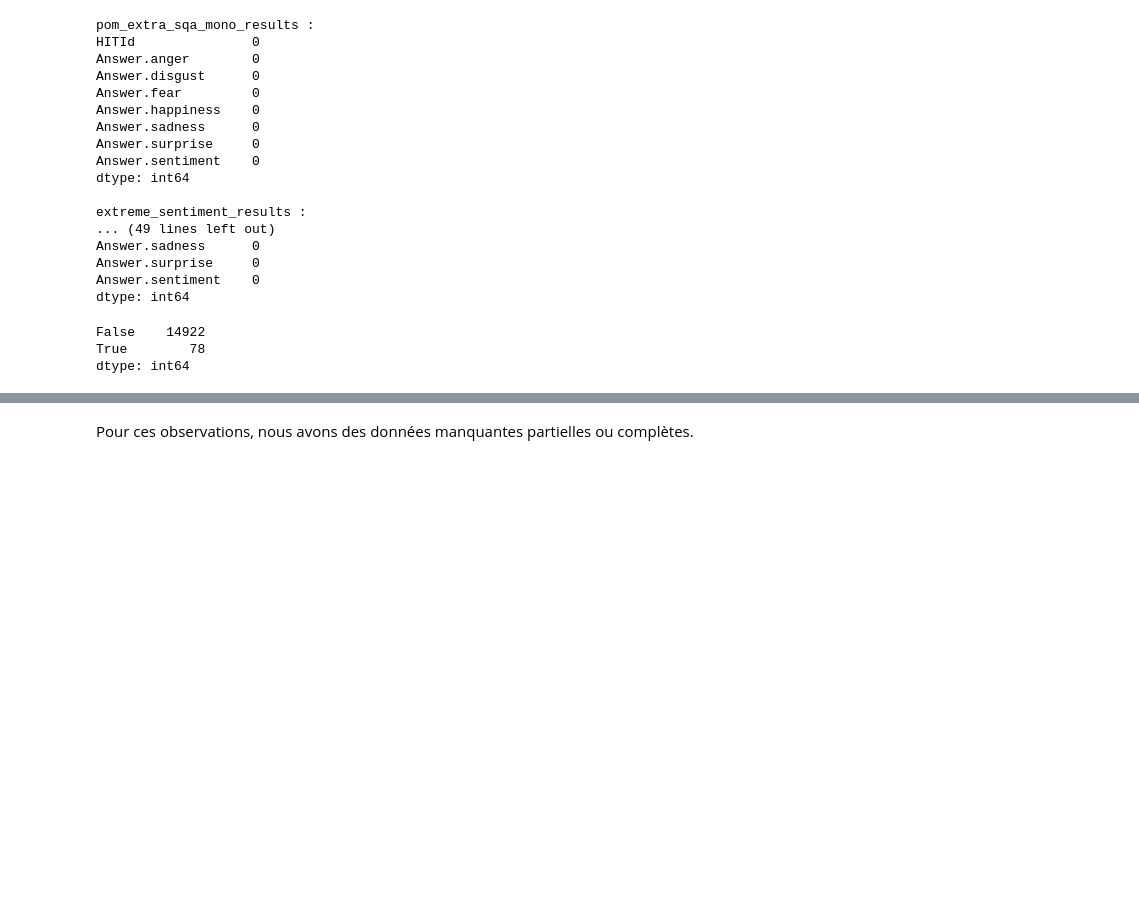
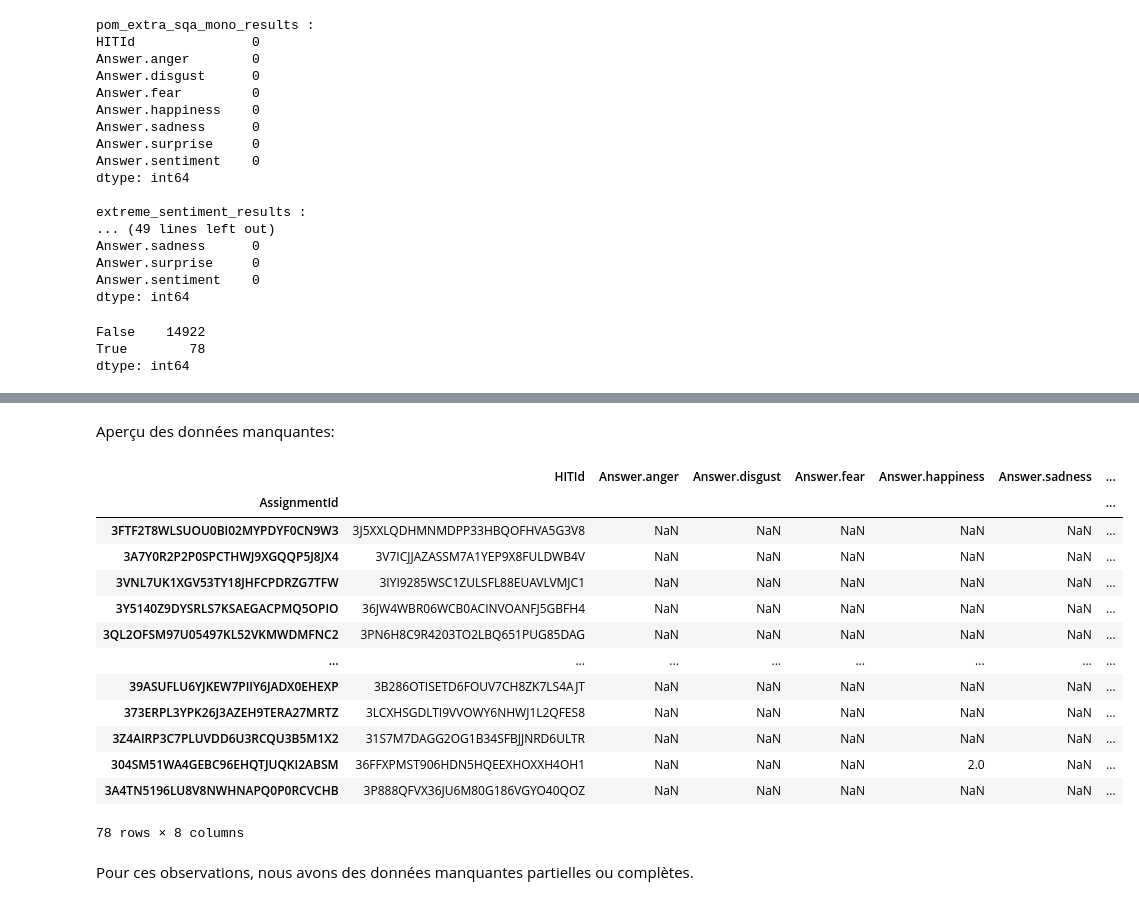
Before and after one commit to phgz/emotion, a Jupyter notebook: notebooks/labels-eda.ipynb, the cells around one changed output, grey strips where cells are left out. Drawn from its saved outputs; the diff is of its cells as text; code cells hidden in the pictures; blank space fills up the shorter version.

```diff
--- a/notebooks/labels-eda.ipynb
+++ b/notebooks/labels-eda.ipynb
@@ -245,3 +190,22 @@ display(missing.tail(18))
+# %% [markdown]
+Aperçu des données manquantes:
+# %%
+display(missing)
+# %% [output]
+|  | HITId | Answer.anger | Answer.disgust | Answer.fear | Answer.happiness | Answer.sadness | ... |
+| AssignmentId |  |  |  |  |  |  | ... |
+| 3FTF2T8WLSUOU0BI02MYPDYF0CN9W3 | 3J5XXLQDHMNMDPP33HBQOFHVA5G3V8 | NaN | NaN | NaN | NaN | NaN | ... |
+| 3A7Y0R2P2P0SPCTHWJ9XGQQP5J8JX4 | 3V7ICJJAZASSM7A1YEP9X8FULDWB4V | NaN | NaN | NaN | NaN | NaN | ... |
+| 3VNL7UK1XGV53TY18JHFCPDRZG7TFW | 3IYI9285WSC1ZULSFL88EUAVLVMJC1 | NaN | NaN | NaN | NaN | NaN | ... |
+| 3Y5140Z9DYSRLS7KSAEGACPMQ5OPIO | 36JW4WBR06WCB0ACINVOANFJ5GBFH4 | NaN | NaN | NaN | NaN | NaN | ... |
+| 3QL2OFSM97U05497KL52VKMWDMFNC2 | 3PN6H8C9R4203TO2LBQ651PUG85DAG | NaN | NaN | NaN | NaN | NaN | ... |
+| ... | ... | ... | ... | ... | ... | ... | ... |
+| 39ASUFLU6YJKEW7PIIY6JADX0EHEXP | 3B286OTISETD6FOUV7CH8ZK7LS4AJT | NaN | NaN | NaN | NaN | NaN | ... |
+| 373ERPL3YPK26J3AZEH9TERA27MRTZ | 3LCXHSGDLTI9VVOWY6NHWJ1L2QFES8 | NaN | NaN | NaN | NaN | NaN | ... |
+| 3Z4AIRP3C7PLUVDD6U3RCQU3B5M1X2 | 31S7M7DAGG2OG1B34SFBJJNRD6ULTR | NaN | NaN | NaN | NaN | NaN | ... |
+| 304SM51WA4GEBC96EHQTJUQKI2ABSM | 36FFXPMST906HDN5HQEEXHOXXH4OH1 | NaN | NaN | NaN | 2.0 | NaN | ... |
+| 3A4TN5196LU8V8NWHNAPQ0P0RCVCHB | 3P888QFVX36JU6M80G186VGYO40QOZ | NaN | NaN | NaN | NaN | NaN | ... |
+78 rows × 8 columns
 # %% [markdown]
 Pour ces observations, nous avons des données manquantes partielles ou complètes.
 # %%
```
Also changed, not shown: parts of 58 cells of this notebook.
